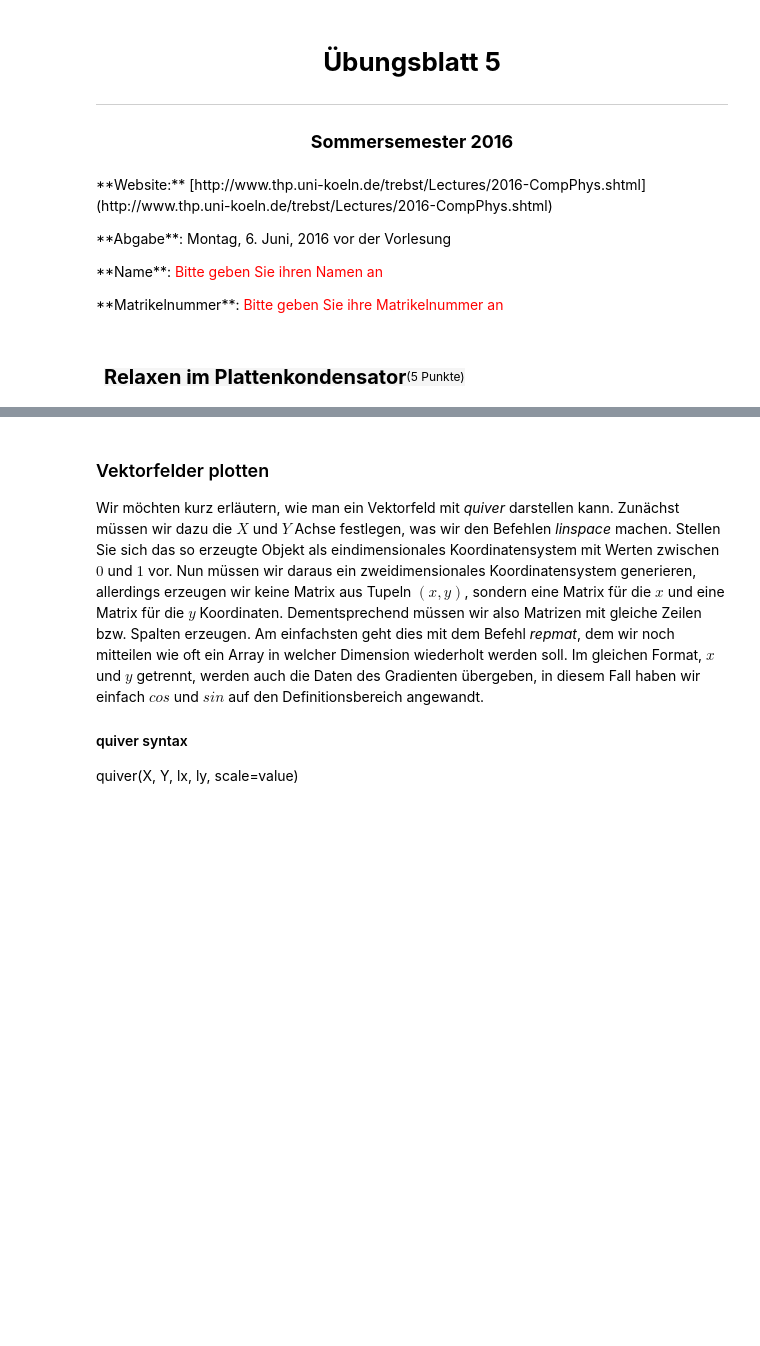
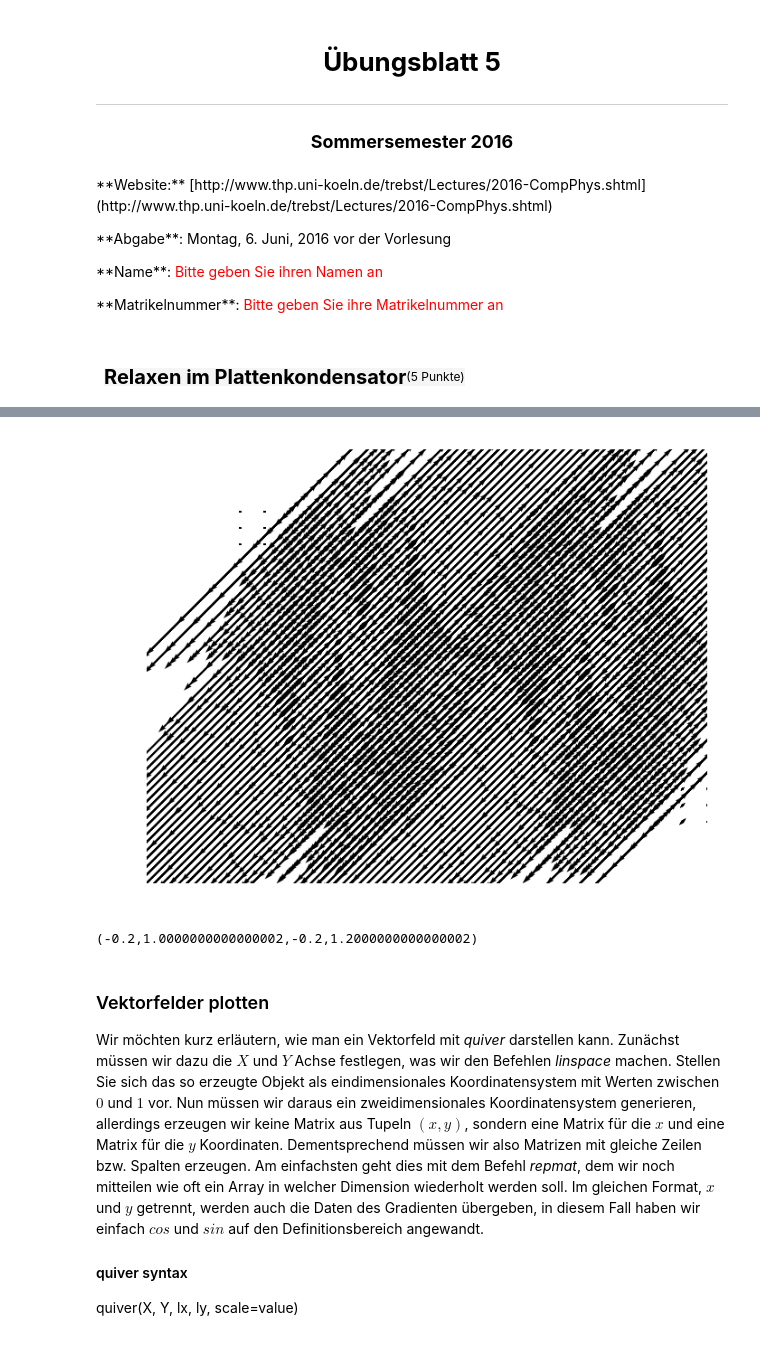
Before and after one commit to ofilla/compphys2016, a Jupyter notebook: uebung_07/07_relaxen_im_plattenkondensator.ipynb, the cells around one changed output, grey strips where cells are left out. Drawn from its saved outputs; the diff is of its cells as text; code cells hidden in the pictures; blank space fills up the shorter version.

```diff
--- a/uebung_07/07_relaxen_im_plattenkondensator.ipynb
+++ b/uebung_07/07_relaxen_im_plattenkondensator.ipynb
@@ -114,3 +124,13 @@ plot(ρ)
+# %%
+dxs, dys = partial_diff(field)
+xs = collect(linspace(0, 1, 20))
+X = repmat(xs, 1, 20)
+Y = repmat(xs', 20, 1) # ys'==transpose(ys)
+quiver(X, Y, dxs , dys)
+axis("off")
+# %% [output]
+[figure, added]
+(-0.2,1.0000000000000002,-0.2,1.2000000000000002)
 # %% [markdown]
 ### Vektorfelder plotten
 
```
Also changed, not shown: parts of 8 cells of this notebook.
